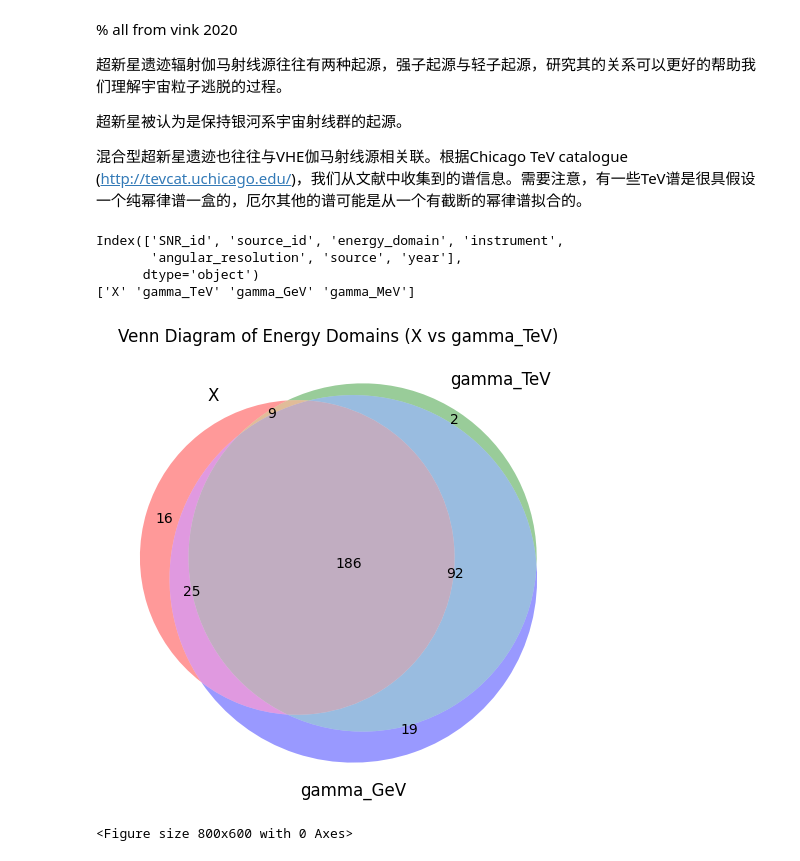
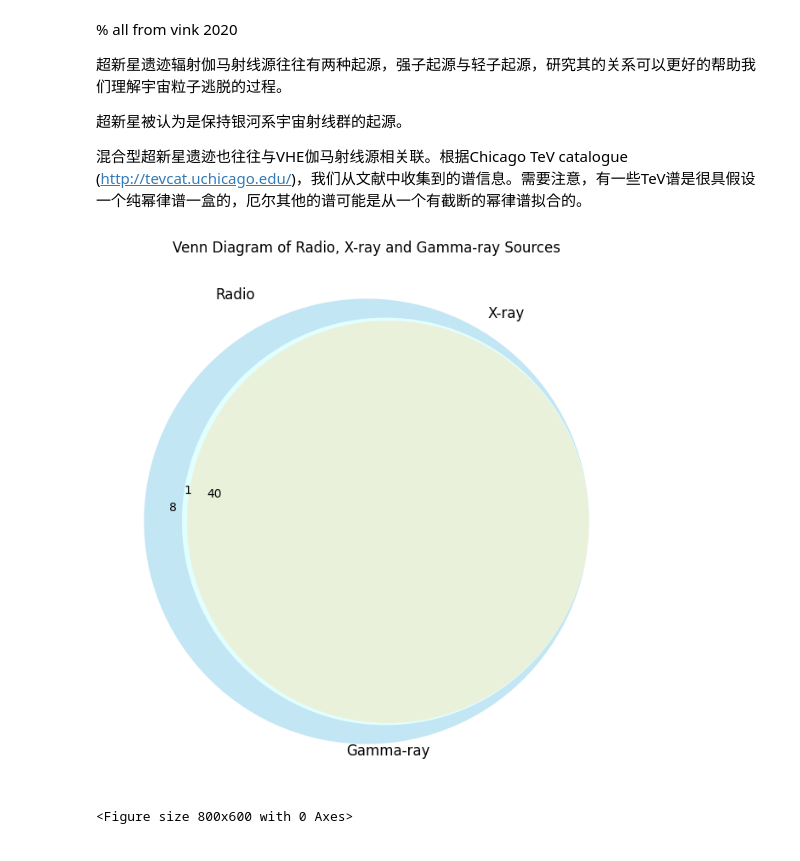
Before and after one commit to whjing/radioAstro, a Jupyter notebook: composite-snr/code/3.multiwave.ipynb, the cells around one changed output. Cells and saved outputs as stored; diff of their text form; code cells hidden in the pictures.

```diff
--- a/composite-snr/code/3.multiwave.ipynb
+++ b/composite-snr/code/3.multiwave.ipynb
@@ -11,31 +11,34 @@
 # %%
 import pandas as pd
 import matplotlib.pyplot as plt
-from matplotlib_venn import venn2,venn3
+from matplotlib_venn import venn3
+
 # 读取 CSV 文件
-file_path = "../cat/SNRcat20250115-OBS.csv"  # 请替换为你的 CSV 文件路径
-df = pd.read_csv(file_path, delimiter=';',skiprows=2)
-print(df.columns)
+file_path = "../cat/three-cat.csv"  # 替换为你的 CSV 文件路径
+df = pd.read_csv(file_path, delimiter=',')
 
-print(df['energy_domain'].unique())
-# 处理维恩图数据
-x_sources = set(df[df["energy_domain"] == "X"]["SNR_id"])
-gamma_teV_sources = set(df[df["energy_domain"] == "gamma_TeV"]["SNR_id"])
-# gamma_GeV
-gamma_GeV_sources = set(df[df["energy_domain"] == "gamma_GeV"]["SNR_id"])
-# gamma_MeV
-gamma_MeV_sources = set(df[df["energy_domain"] == "gamma_MeV"]["SNR_id"])
-# 画维恩图
-plt.figure(figsize=(6, 6))
-venn3([x_sources, gamma_teV_sources, gamma_GeV_sources], set_labels=('X', 'gamma_TeV', 'gamma_GeV'))
-plt.title("Venn Diagram of Energy Domains (X vs gamma_TeV)")
+# 筛选不同波段的源
+radio_sources = set(df[df['radio'].str.contains('yes', na=False)]['normalized_name'])
+x_sources = set(df[df['Xray'].str.contains('yes &', na=False)]['normalized_name'])
+gamma_teV_sources = set(df[df['gamma_TeV'].str.contains('yes &', na=False)]['normalized_name'])
+gamma_GeV_sources = set(df[df['gamma_GeV'].str.contains('yes &', na=False)]['normalized_name'])
+
+# 合并gamma TeV和gamma GeV波段的源
+gamma_sources = gamma_teV_sources.union(gamma_GeV_sources)
+
+
+
+# 绘制 Venn 图，并美化
+plt.figure(figsize=(8, 8))
+venn3([radio_sources, x_sources, gamma_sources],
+      set_labels=('Radio', 'X-ray', 'Gamma-ray'),
+      set_colors=('skyblue', 'lightgreen', 'coral'),
+      alpha=0.5)
+plt.title("Venn Diagram of Radio, X-ray and Gamma-ray Sources")
+
 plt.show()
 # %% [output]
-Index(['SNR_id', 'source_id', 'energy_domain', 'instrument',
-       'angular_resolution', 'source', 'year'],
-      dtype='object')
-['X' 'gamma_TeV' 'gamma_GeV' 'gamma_MeV']
-[figure, old version]
+[figure, new version]
 # %%
 from matplotlib import pyplot as plt
 from upsetplot import UpSet, from_indicators
```
Also changed, not shown: 2 other files.
